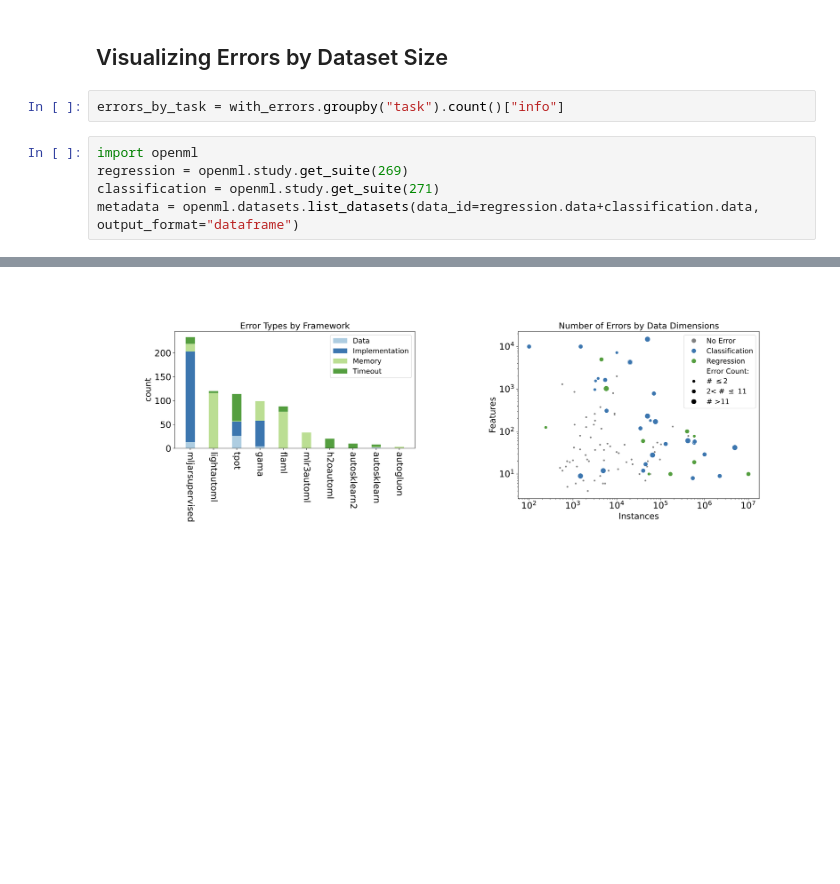
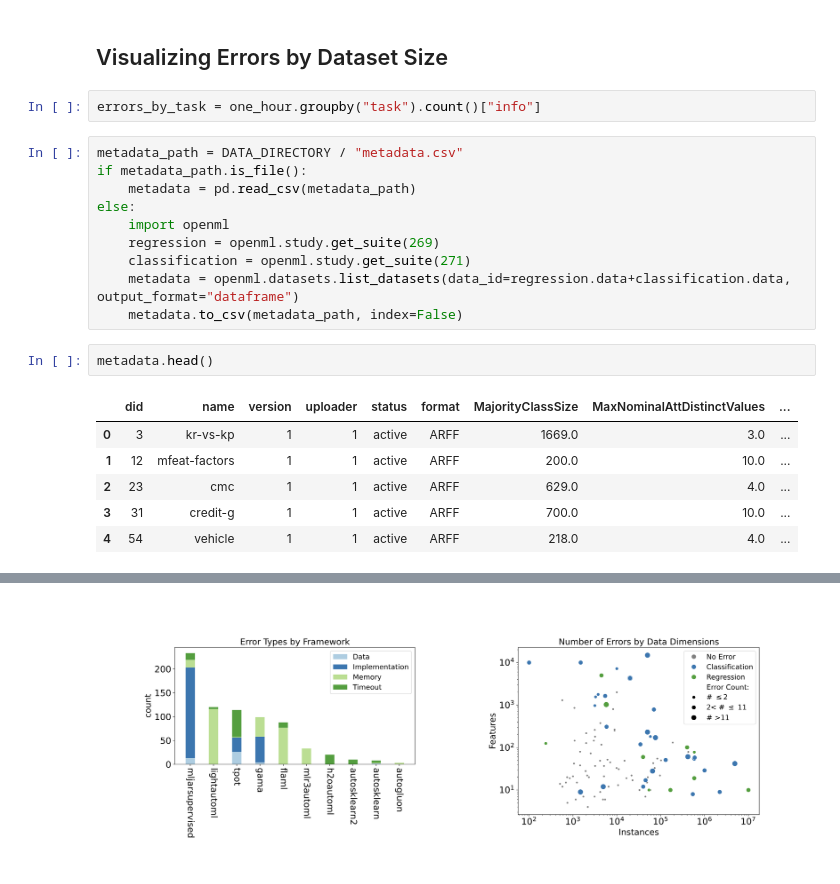
Before and after one commit to PGijsbers/amlb-results, a Jupyter notebook: notebooks/error_visualization.ipynb, the cells around one changed output, grey strips where cells are left out. Drawn from its saved outputs; the diff is of its cells as text; blank space fills up the shorter version.

```diff
--- a/notebooks/error_visualization.ipynb
+++ b/notebooks/error_visualization.ipynb
@@ -193,9 +196,23 @@ Text(0.5, 1.0, 'Error types by framework')
 # %% [markdown]
 ## Visualizing Errors by Dataset Size
 # %%
-errors_by_task = with_errors.groupby("task").count()["info"]
+errors_by_task = one_hour.groupby("task").count()["info"]
 # %%
-import openml
-regression = openml.study.get_suite(269)
-classification = openml.study.get_suite(271)
-metadata = openml.datasets.list_datasets(data_id=regression.data+classification.data, output_format="dataframe")
+metadata_path = DATA_DIRECTORY / "metadata.csv"
+if metadata_path.is_file():
+    metadata = pd.read_csv(metadata_path)
+else:
+    import openml
+    regression = openml.study.get_suite(269)
+    classification = openml.study.get_suite(271)
+    metadata = openml.datasets.list_datasets(data_id=regression.data+classification.data, output_format="dataframe")
+    metadata.to_csv(metadata_path, index=False)
+# %%
+metadata.head()
+# %% [output]
+|  | did | name | version | uploader | status | format | MajorityClassSize | MaxNominalAttDistinctValues | ... |
+| 0 | 3 | kr-vs-kp | 1 | 1 | active | ARFF | 1669.0 | 3.0 | ... |
+| 1 | 12 | mfeat-factors | 1 | 1 | active | ARFF | 200.0 | 10.0 | ... |
+| 2 | 23 | cmc | 1 | 1 | active | ARFF | 629.0 | 4.0 | ... |
+| 3 | 31 | credit-g | 1 | 1 | active | ARFF | 700.0 | 10.0 | ... |
+| 4 | 54 | vehicle | 1 | 1 | active | ARFF | 218.0 | 4.0 | ... |
```
Also changed, not shown: parts of 8 cells of this notebook.
